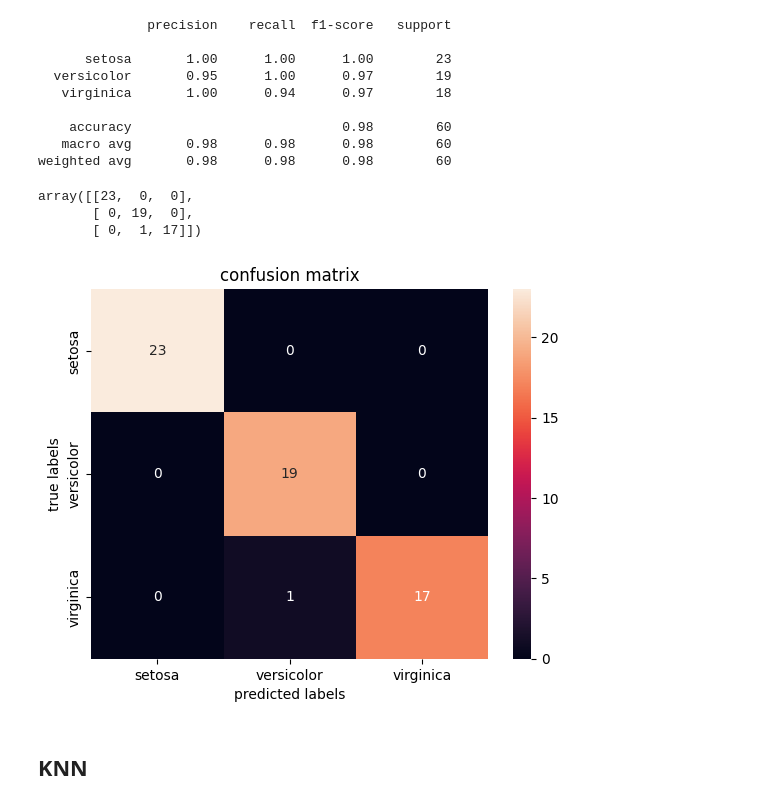
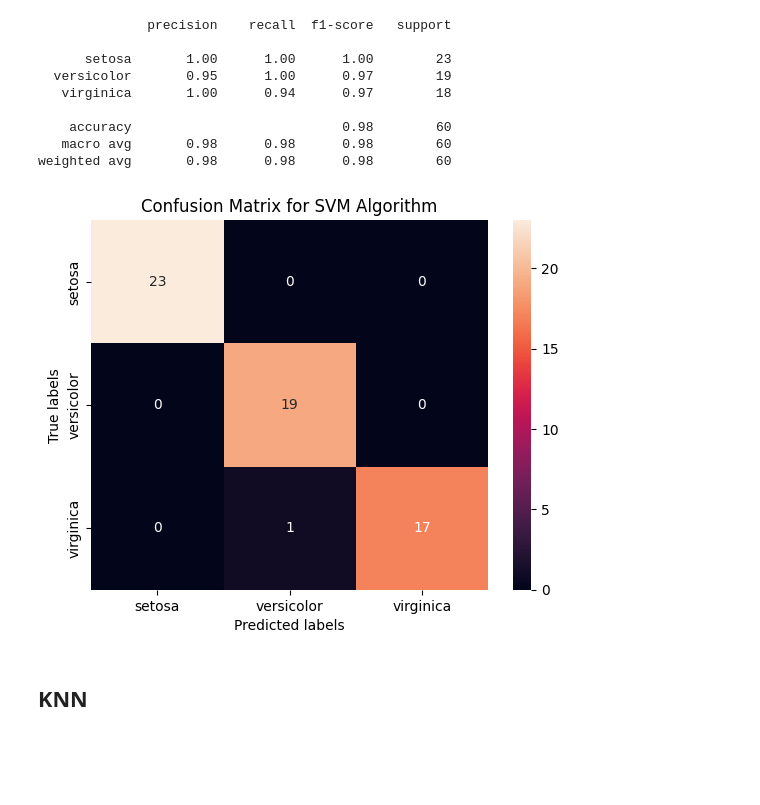
Before and after one commit to mrpintime/Iris_Classification-, a Jupyter notebook: iris.ipynb, the cells around one changed output. Cells and saved outputs as stored; diff of their text form; code cells hidden in the pictures; blank space fills up the shorter version.

```diff
--- a/iris.ipynb
+++ b/iris.ipynb
@@ -243,23 +244,17 @@ print(classification_report(y_test, grid.predict(x_test), target_names=target_na
 weighted avg       0.98      0.98      0.98        60
 # %%
 mat = confusion_matrix(y_test, grid.predict(x_test))
-# %%
-mat
-# %% [output]
-array([[23,  0,  0],
-       [ 0, 19,  0],
-       [ 0,  1, 17]])
 # %%
 ax = plt.subplot()
 sns.heatmap(mat, annot=True, ax=ax)
-ax.set_title('confusion matrix')
-ax.set_xlabel('predicted labels')
-ax.set_ylabel('true labels')
+ax.set_title('Confusion Matrix for SVM Algorithm')
+ax.set_xlabel('Predicted labels')
+ax.set_ylabel('True labels')
 ax.set_xticklabels(['setosa', 'versicolor', 'virginica'])
 ax.set_yticklabels(['setosa', 'versicolor', 'virginica'])
 plt.show()
 # %% [output]
-[figure, old version]
+[figure, new version]
 # %% [markdown]
 ## KNN
 # %%
```
Also changed, not shown: parts of 16 cells of this notebook.
